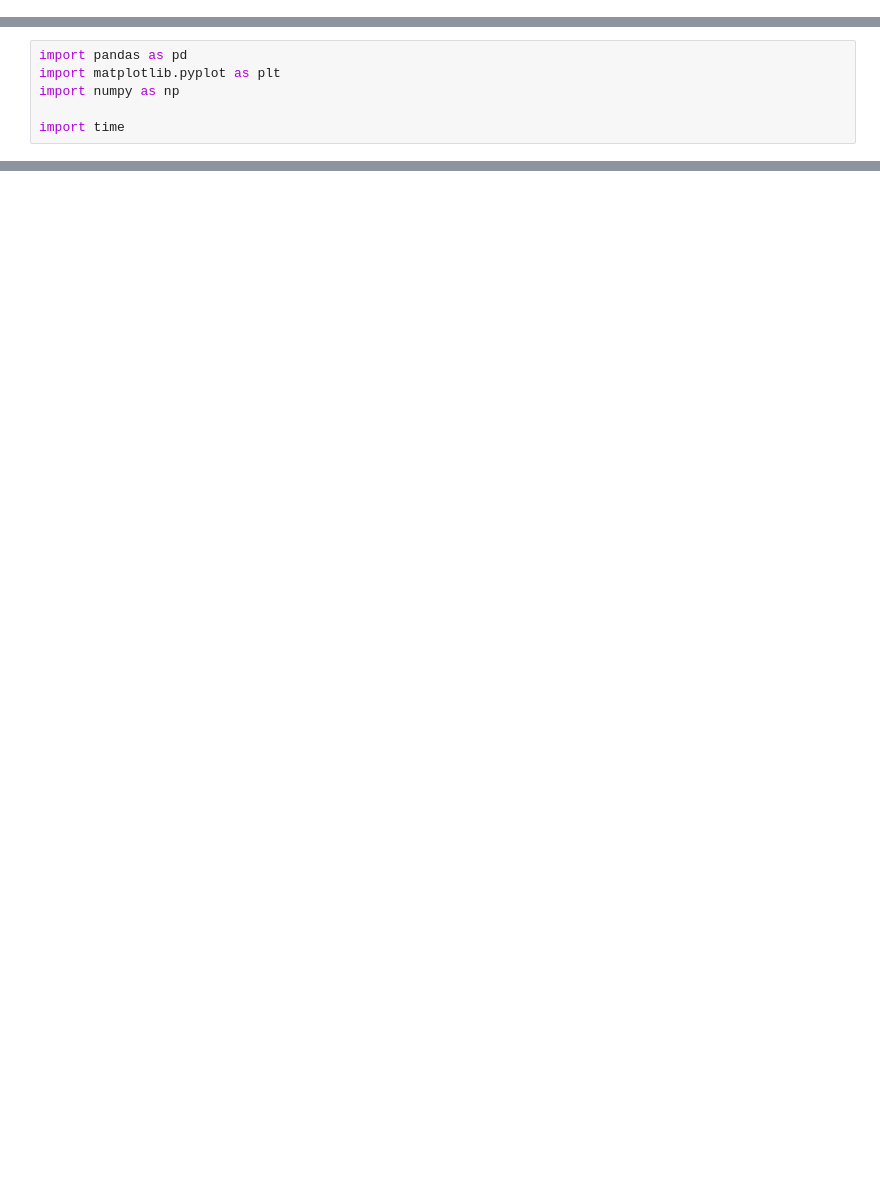
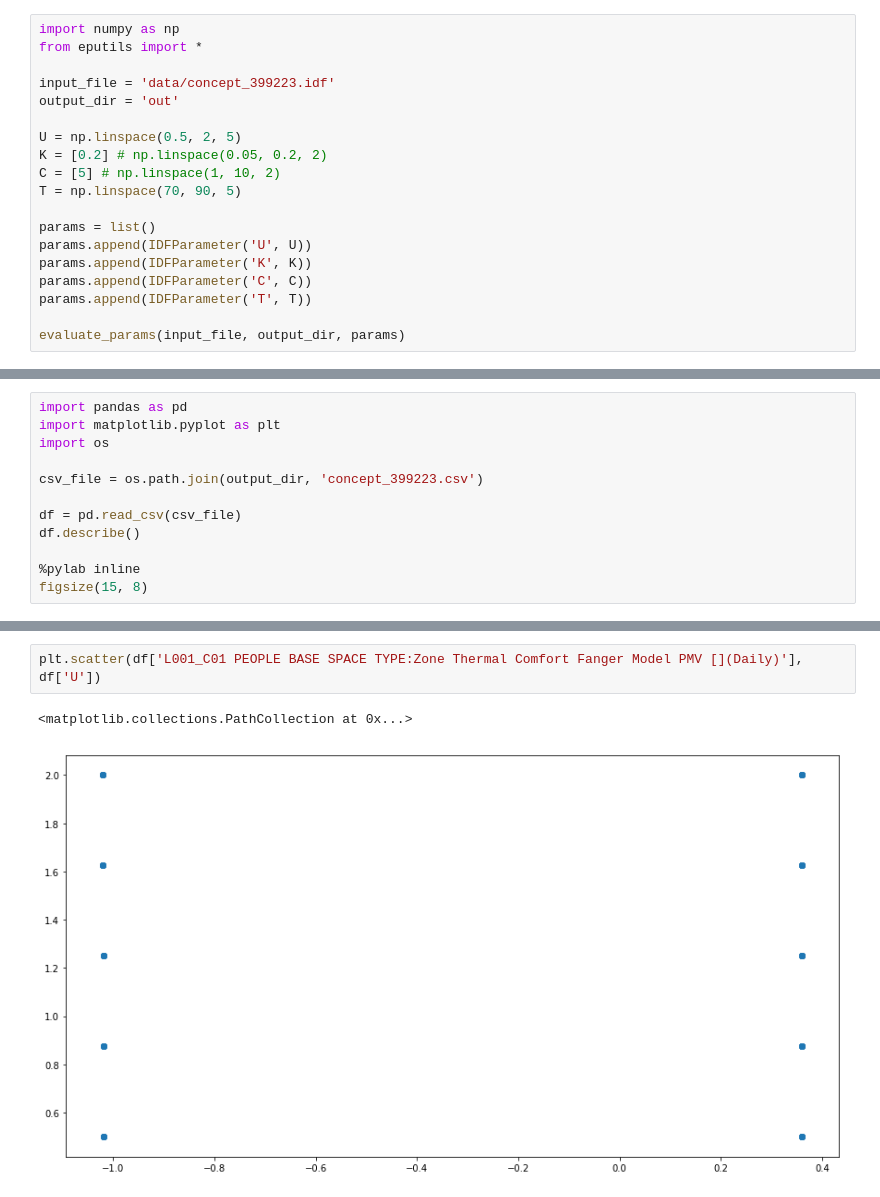
Before and after one commit to zacateras/energyplus-utils, a Jupyter notebook: assignment.ipynb, the cells around one changed output, grey strips where cells are left out. Drawn from its saved outputs; the diff is of its cells as text; blank space fills up the shorter version.

```diff
--- a/assignment.ipynb
+++ b/assignment.ipynb
@@ -0,0 +1,19 @@
+# %%
+import numpy as np
+from eputils import *
+
+input_file = 'data/concept_399223.idf'
+output_dir = 'out'
+
+U = np.linspace(0.5, 2, 5)
+K = [0.2] # np.linspace(0.05, 0.2, 2)
+C = [5] # np.linspace(1, 10, 2)
+T = np.linspace(70, 90, 5)
+
+params = list()
+params.append(IDFParameter('U', U))
+params.append(IDFParameter('K', K))
+params.append(IDFParameter('C', C))
+params.append(IDFParameter('T', T))
+
+evaluate_params(input_file, output_dir, params)
@@ -1,6 +38,12 @@
 # %%
 import pandas as pd
 import matplotlib.pyplot as plt
-import numpy as np
+import os
 
-import time
+csv_file = os.path.join(output_dir, 'concept_399223.csv')
+
+df = pd.read_csv(csv_file)
+df.describe()
+
+%pylab inline
+figsize(15, 8)
@@ -49,0 +82,5 @@ f_output.close()
+# %%
+plt.scatter(df['L001_C01 PEOPLE BASE SPACE TYPE:Zone Thermal Comfort Fanger Model PMV [](Daily)'], df['U'])
+# %% [output]
+<matplotlib.collections.PathCollection at 0x...>
+[figure, added]
```
Also changed, not shown: parts of 16 cells of this notebook, 5 other files.
